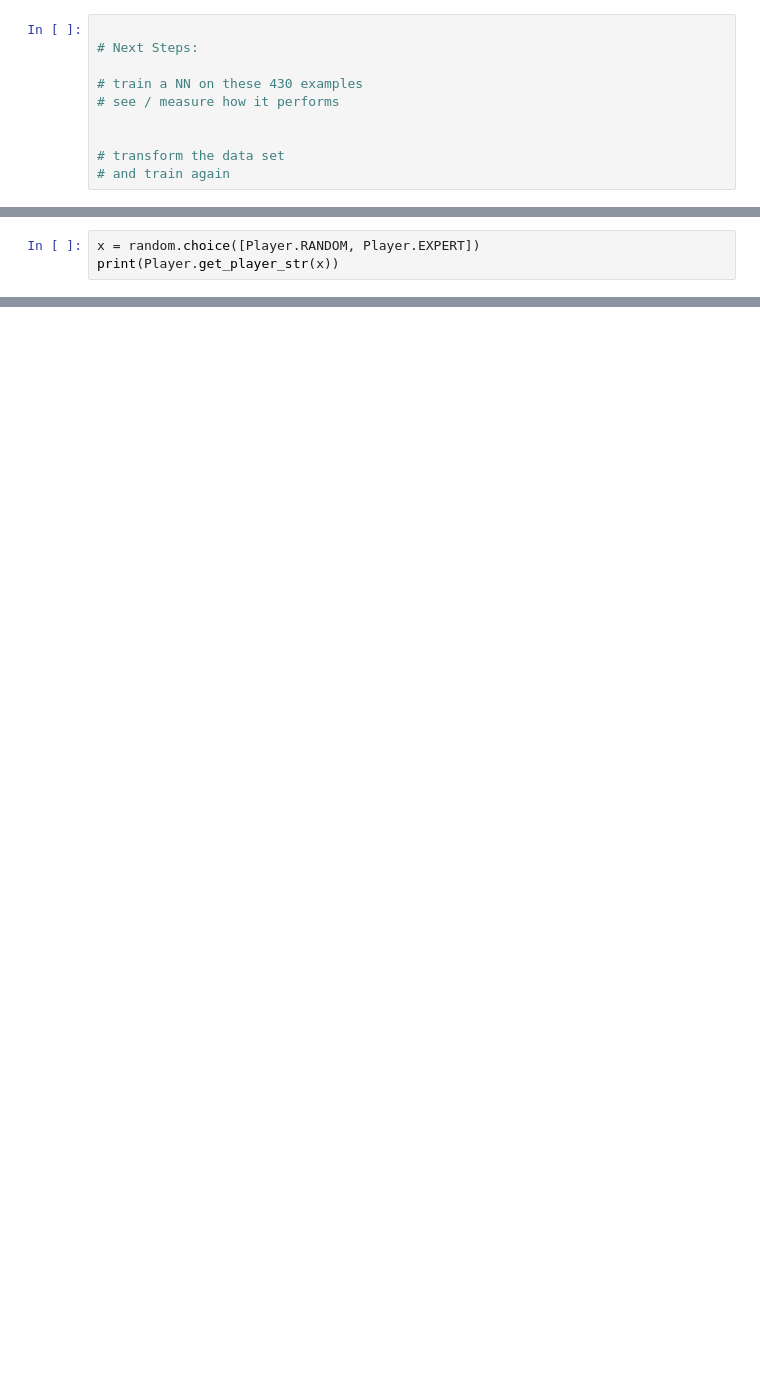
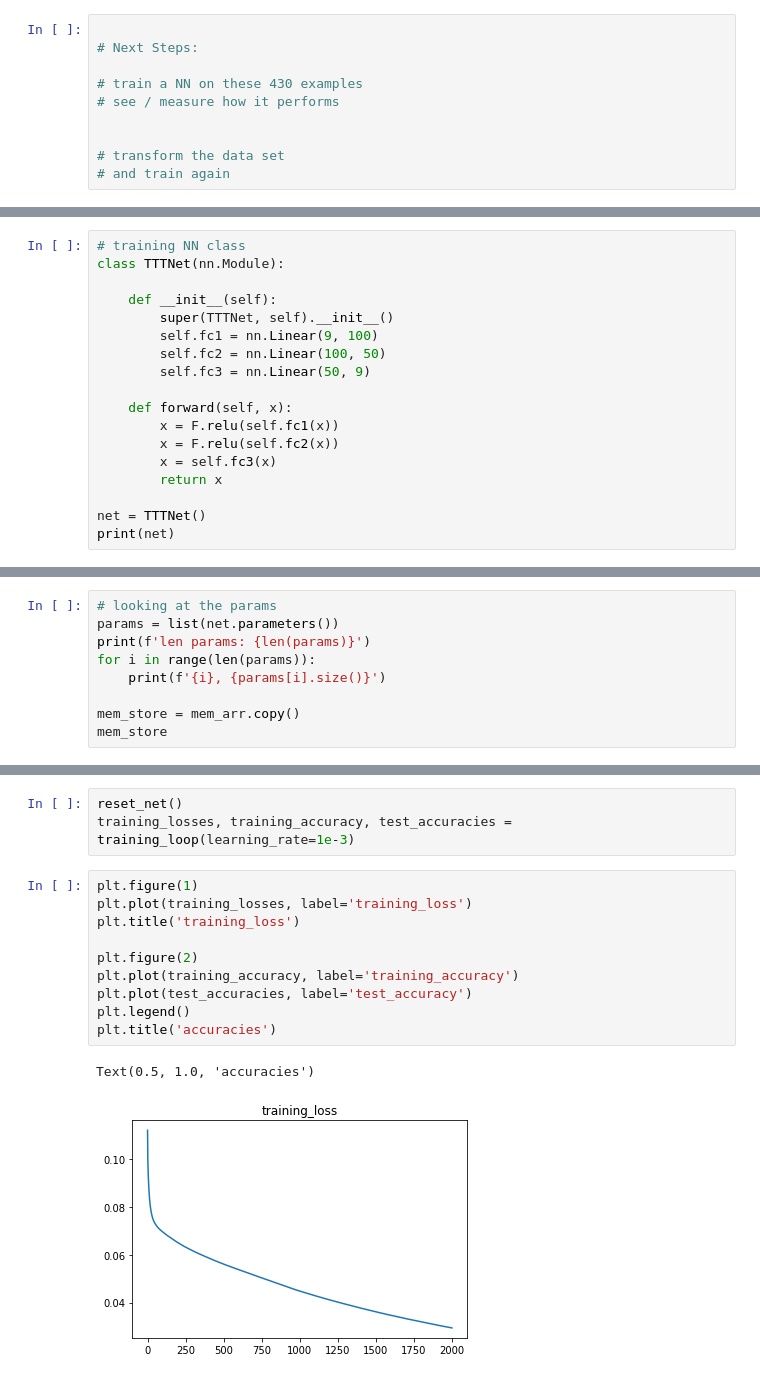
Before and after one commit to arorashu/mnist-digit, a Jupyter notebook: tic-tac-toe.ipynb, the cells around one changed output, grey strips where cells are left out. Cells and saved outputs as stored; diff of their text form; blank space fills up the shorter version.

Commit message:
train a nn to classify board position to next state

```diff
--- a/tic-tac-toe.ipynb
+++ b/tic-tac-toe.ipynb
@@ -421,3 +535,0 @@ self.Y: 72
-# %%
-x = random.choice([Player.RANDOM, Player.EXPERT])
-print(Player.get_player_str(x))
@@ -425,0 +543,18 @@ COMP-EXPERT
+# %%
+# training NN class
+class TTTNet(nn.Module):
+
+    def __init__(self):
+        super(TTTNet, self).__init__()
+        self.fc1 = nn.Linear(9, 100)
+        self.fc2 = nn.Linear(100, 50)
+        self.fc3 = nn.Linear(50, 9)
+
+    def forward(self, x):
+        x = F.relu(self.fc1(x))
+        x = F.relu(self.fc2(x))
+        x = self.fc3(x)
+        return x
+
+net = TTTNet()
+print(net)
@@ -425,0 +567,9 @@ COMP-EXPERT
+# %%
+# looking at the params
+params = list(net.parameters())
+print(f'len params: {len(params)}')
+for i in range(len(params)):
+    print(f'{i}, {params[i].size()}')
+
+mem_store = mem_arr.copy()
+mem_store
@@ -425,0 +686,16 @@ COMP-EXPERT
+# %%
+reset_net()
+training_losses, training_accuracy, test_accuracies = training_loop(learning_rate=1e-3)
+# %%
+plt.figure(1)
+plt.plot(training_losses, label='training_loss')
+plt.title('training_loss')
+
+plt.figure(2)
+plt.plot(training_accuracy, label='training_accuracy')
+plt.plot(test_accuracies, label='test_accuracy')
+plt.legend()
+plt.title('accuracies')
+# %% [output]
+Text(0.5, 1.0, 'accuracies')
+[figure, added]
```
Also changed, not shown: parts of 26 cells of this notebook.
